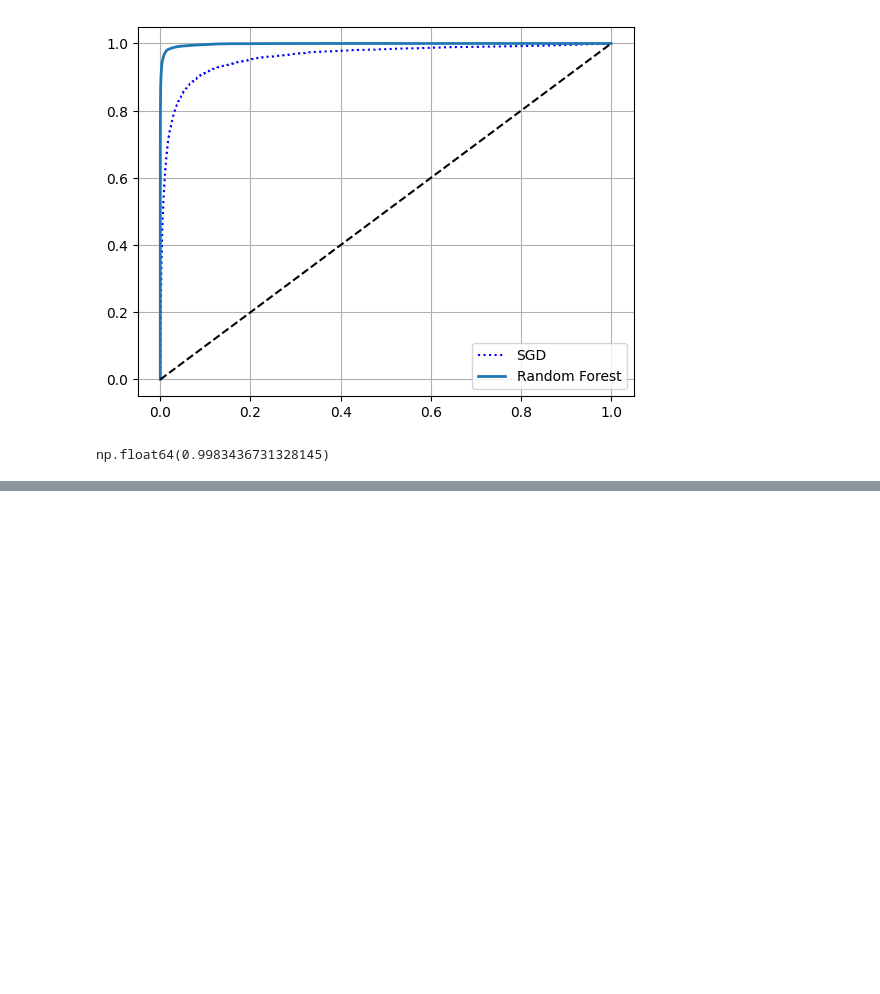
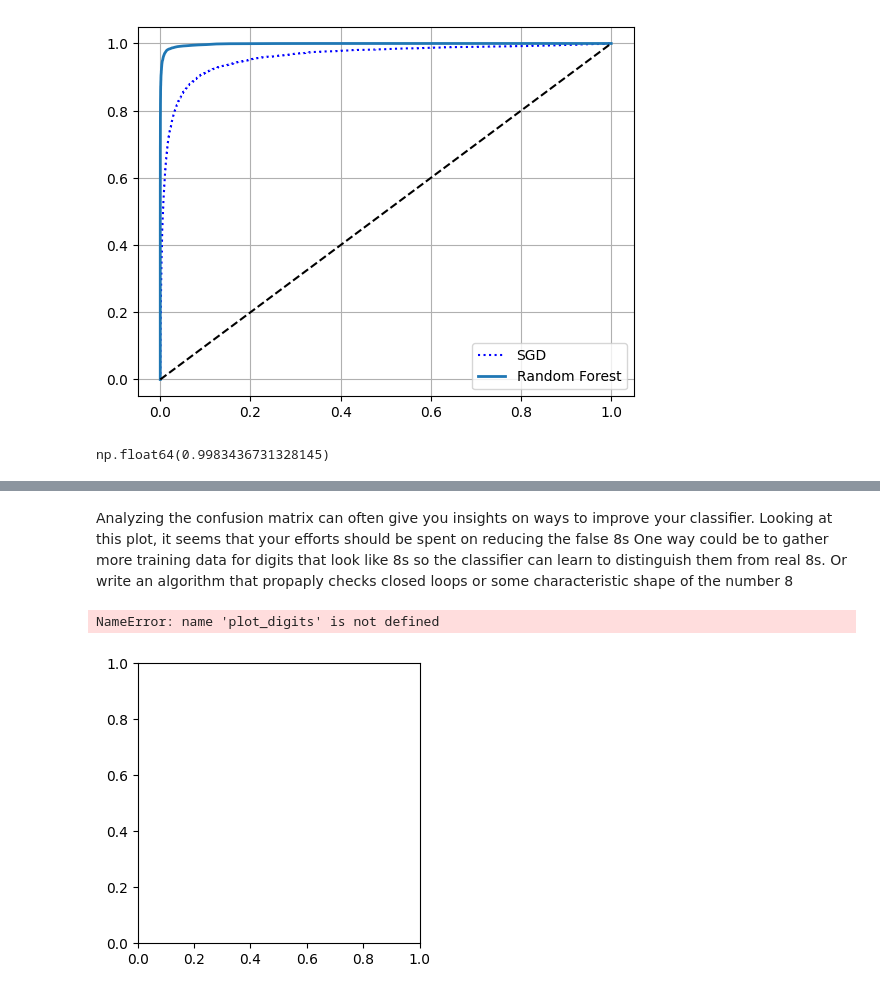
Before and after one commit to Bhazooka/ML-Data, a Jupyter notebook: HandWriting.ipynb, the cells around one changed output, grey strips where cells are left out. Cells and saved outputs as stored; diff of their text form; code cells hidden in the pictures; blank space fills up the shorter version.

```diff
--- a/HandWriting.ipynb
+++ b/HandWriting.ipynb
@@ -301,0 +440,19 @@ np.float64(0.9983436731328145)
+# %% [markdown]
+Analyzing the confusion matrix can often give you insights on ways to improve your classifier. Looking at this plot, it seems that your efforts should be spent on reducing the false 8s
+One way could be to gather more training data for digits that look like 8s so the classifier can learn to distinguish them from real 8s. Or write an algorithm that propaply checks closed loops or some characteristic shape of the number 8
+# %%
+cl_a, cl_b = 3, 5
+X_aa = X_train[(y_train == cl_a) & (y_train_pred == cl_a)]
+X_ab = X_train[(y_train == cl_a) & (y_train_pred == cl_b)]
+X_ba = X_train[(y_train == cl_b) & (y_train_pred == cl_a)]
+X_bb = X_train[(y_train == cl_b) & (y_train_pred == cl_b)]
+
+plt.figure(figsize=(8,8))
+plt.subplot(221); plot_digits(X_aa[:25], images_per_row=5)
+plt.subplot(222); plot_digits(X_ab[:25], images_per_row=5)
+plt.subplot(223); plot_digits(X_ba[:25], images_per_row=5)
+plt.subplot(224); plot_digits(X_bb[:25], images_per_row=5)
+plt.show()
+# %% [output]
+NameError: name 'plot_digits' is not defined
+[figure, added]
```
Also changed, not shown: parts of 22 cells of this notebook.
